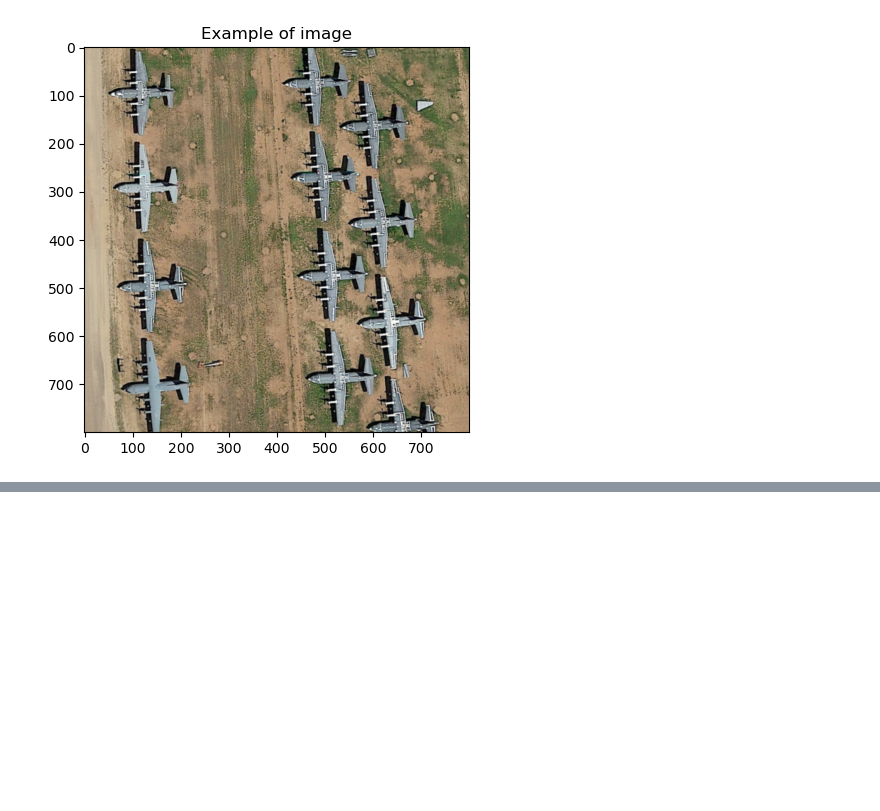
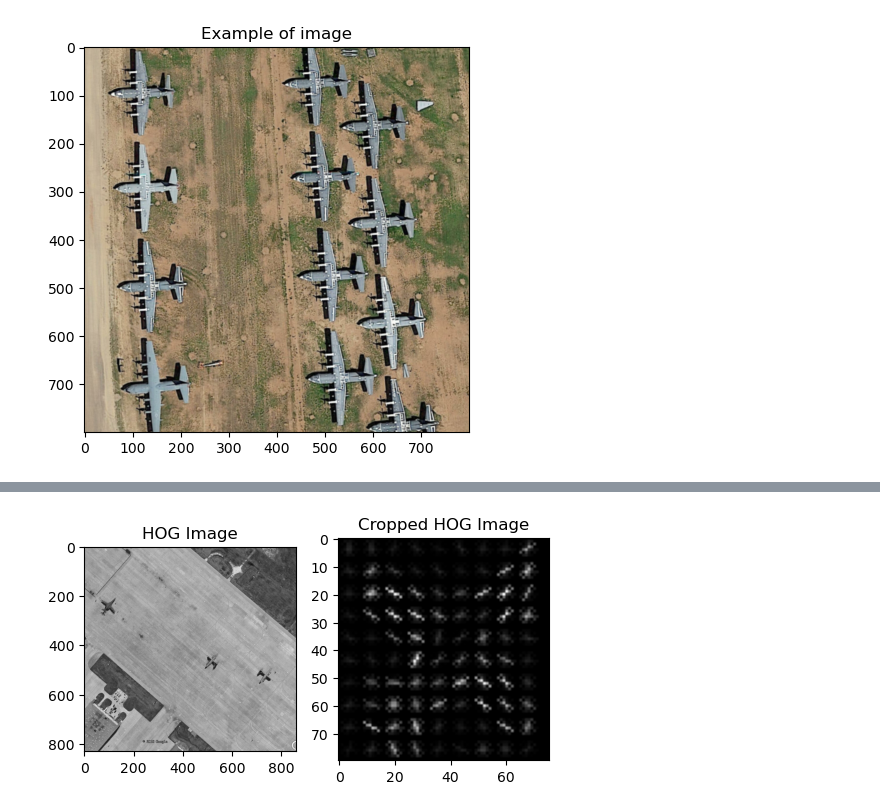
Before and after one commit to TimofiyJ/ML_Aircraft, a Jupyter notebook: main.ipynb, the cells around one changed output, grey strips where cells are left out. Drawn from its saved outputs; the diff is of its cells as text; code cells hidden in the pictures; blank space fills up the shorter version.

```diff
--- a/main.ipynb
+++ b/main.ipynb
@@ -175,0 +240,34 @@ plt.show()
+# %%
+image = cv2.imread(images[0], cv2.IMREAD_GRAYSCALE)
+
+xml_file = annotations_horizontal_boxes[0]
+tree = ET.parse(xml_file)
+root = tree.getroot()
+cropped_images = []
+for object_element in root.findall('.//object'):
+    name_element = object_element.find('name')
+    robndbox_element = object_element.find('bndbox')
+
+    if name_element is not None and robndbox_element is not None:
+        label = name_element.text
+
+        x_left_top = float(robndbox_element.find('xmin').text)
+        y_left_top = float(robndbox_element.find('ymin').text)
+        x_right_top = float(robndbox_element.find('xmax').text)
+        y_right_top = float(robndbox_element.find('ymax').text)
+
+        cropped_region = image[int(y_left_top):int(y_right_top), int(x_left_top):int(x_right_top)]
+
+        cropped_images.append(cropped_region)
+plt.figure(figsize=(6, 6))
+plt.subplot(121)
+plt.imshow(image, cmap=plt.cm.gray)
+plt.title('HOG Image')
+
+for i, cropped_image in enumerate(cropped_images):
+    features, hog_image = hog(cropped_image, pixels_per_cell=(8, 8), cells_per_block=(2, 2), visualize=True)
+    plt.subplot(122)
+    plt.imshow(hog_image, cmap=plt.cm.gray)
+    plt.title('Cropped HOG Image')
+# %% [output]
+[figure, added]
```
Also changed, not shown: parts of 7 cells of this notebook.
